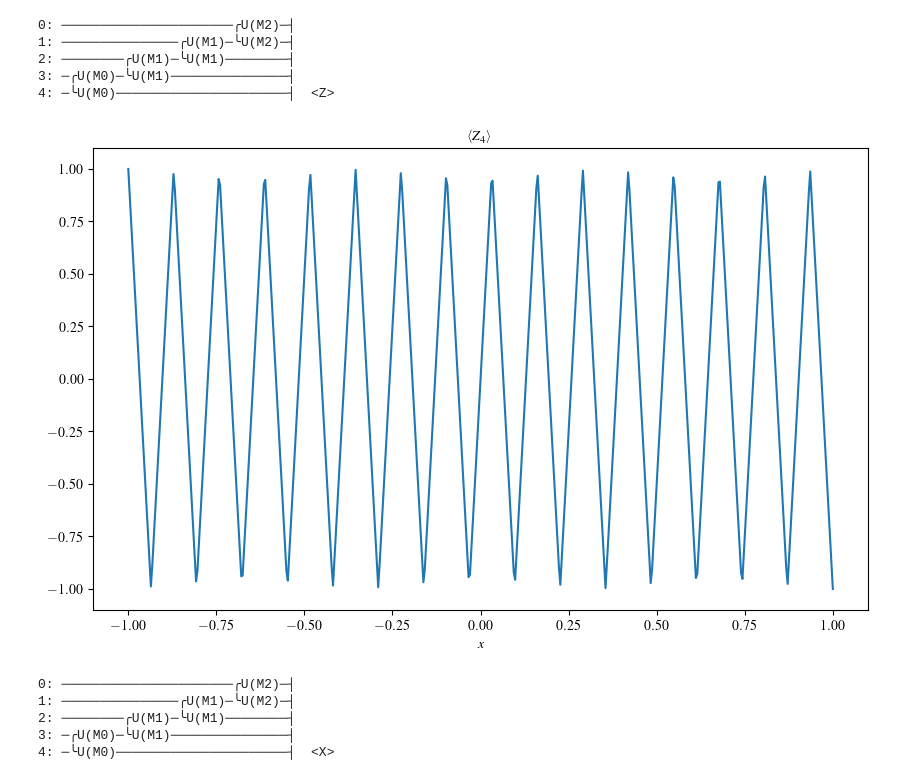
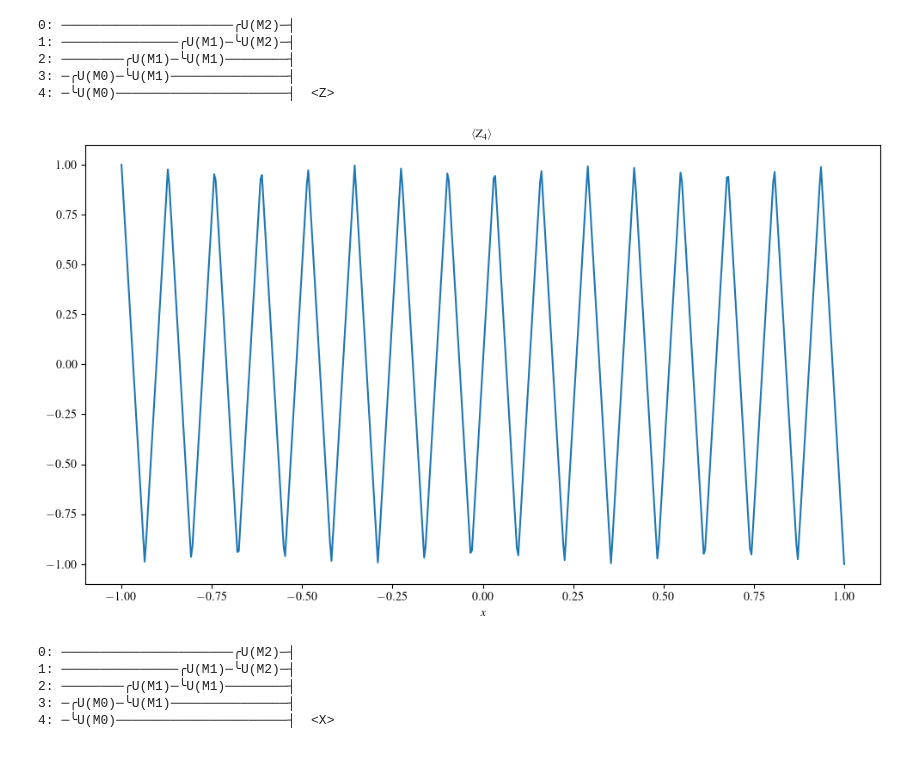
Before and after one commit to MazenAli/PPTNQFE_Examples, a Jupyter notebook: regression.ipynb, the cells around one changed output. Drawn from its saved outputs; the diff is of its cells as text; code cells hidden in the pictures.

```diff
--- a/regression.ipynb
+++ b/regression.ipynb
@@ -107,13 +108,14 @@ print(drawer(x))
 # %%
 yvals = model(xvals)
 plt.figure(figsize=(10, 6))
 plt.plot(xvals, yvals)
 plt.xlabel('$x$')
 plt.title("$\langle Z_4\\rangle$")
+plt.tight_layout()
 plt.savefig('./figures/zn.pdf', format='pdf', bbox_inches='tight')
 plt.show()
 # %% [output]
-[figure, old version]
+[figure, new version]
 # %%
 obs = qml.PauliX(4)
 model = MeasurementLayer(embed, observables=obs, measurement_type=MeasurementType.Expectation)
```
Also changed, not shown: parts of 25 cells of this notebook, 16 other files.
